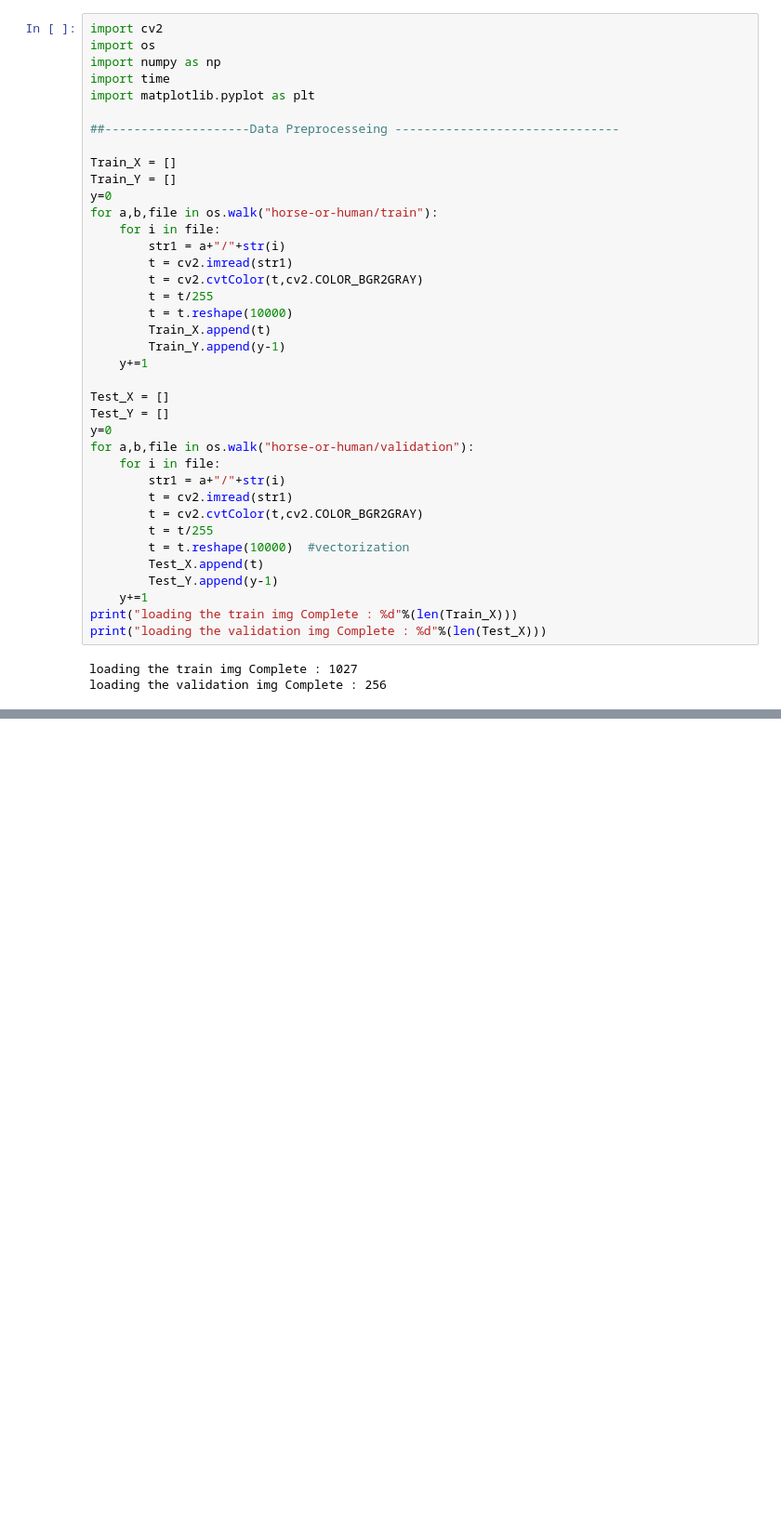
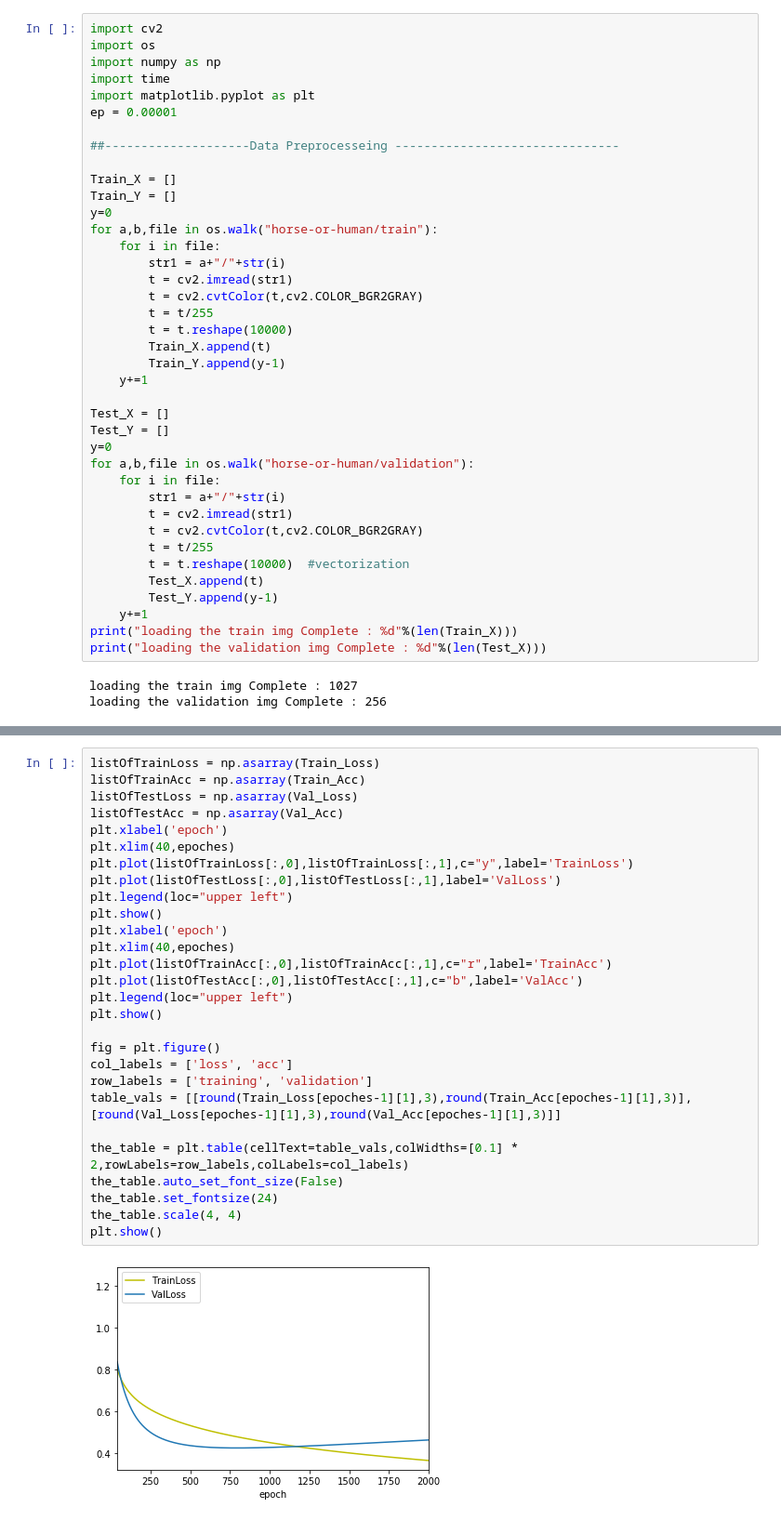
Before and after one commit to tnqkr98/ML, a Jupyter notebook: Assignment02.ipynb, the cells around one changed output, grey strips where cells are left out. Shown at 93% size. Saved outputs shown, nothing was run; the diff lists cells and outputs as text; blank space fills up the shorter version.

```diff
--- a/Assignment02.ipynb
+++ b/Assignment02.ipynb
@@ -4,6 +4,7 @@ import os
 import numpy as np
 import time
 import matplotlib.pyplot as plt
+ep = 0.00001
 
 ##--------------------Data Preprocesseing -------------------------------
 
@@ -75,0 +149,30 @@ Val_Loss = []
+# %%
+listOfTrainLoss = np.asarray(Train_Loss)
+listOfTrainAcc = np.asarray(Train_Acc)
+listOfTestLoss = np.asarray(Val_Loss)
+listOfTestAcc = np.asarray(Val_Acc)
+plt.xlabel('epoch')
+plt.xlim(40,epoches)
+plt.plot(listOfTrainLoss[:,0],listOfTrainLoss[:,1],c="y",label='TrainLoss')
+plt.plot(listOfTestLoss[:,0],listOfTestLoss[:,1],label='ValLoss')
+plt.legend(loc="upper left")
+plt.show()
+plt.xlabel('epoch')
+plt.xlim(40,epoches)
+plt.plot(listOfTrainAcc[:,0],listOfTrainAcc[:,1],c="r",label='TrainAcc')
+plt.plot(listOfTestAcc[:,0],listOfTestAcc[:,1],c="b",label='ValAcc')
+plt.legend(loc="upper left")
+plt.show()
+
+fig = plt.figure()
+col_labels = ['loss', 'acc']
+row_labels = ['training', 'validation']
+table_vals = [[round(Train_Loss[epoches-1][1],3),round(Train_Acc[epoches-1][1],3)],[round(Val_Loss[epoches-1][1],3),round(Val_Acc[epoches-1][1],3)]]
+
+the_table = plt.table(cellText=table_vals,colWidths=[0.1] * 2,rowLabels=row_labels,colLabels=col_labels)
+the_table.auto_set_font_size(False)
+the_table.set_fontsize(24)
+the_table.scale(4, 4)
+plt.show()
+# %% [output]
+[figure, added]
```
Also changed, not shown: parts of 2 cells of this notebook.
